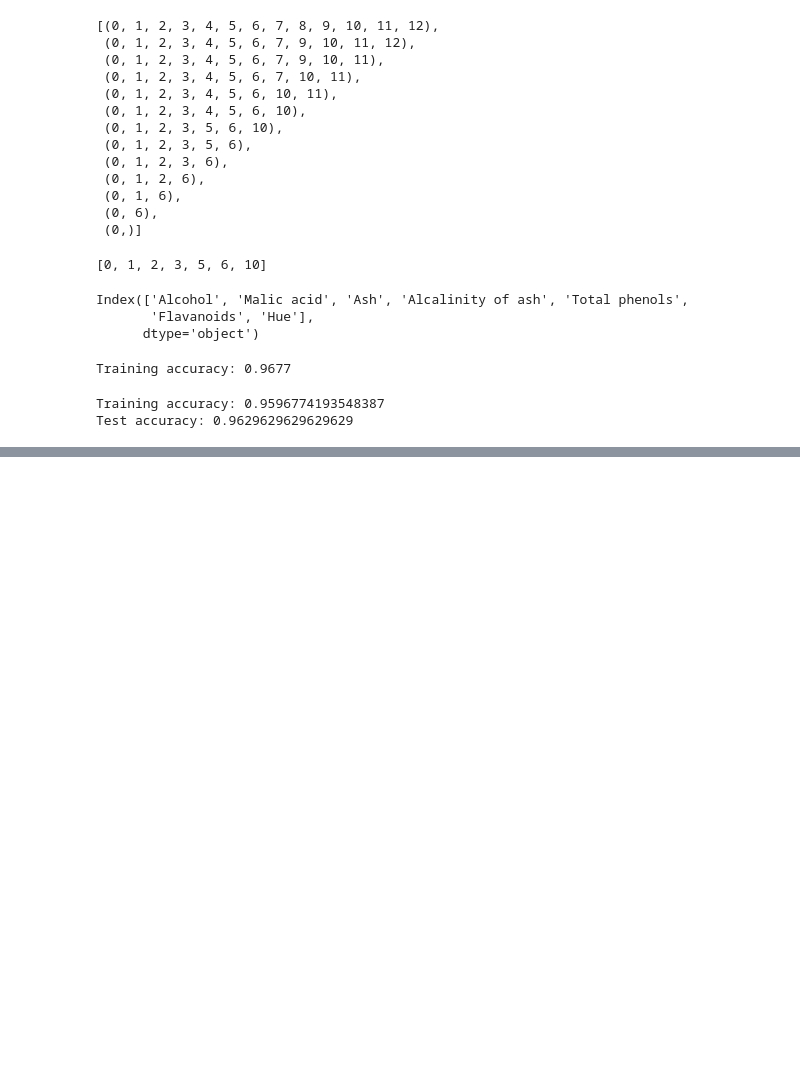
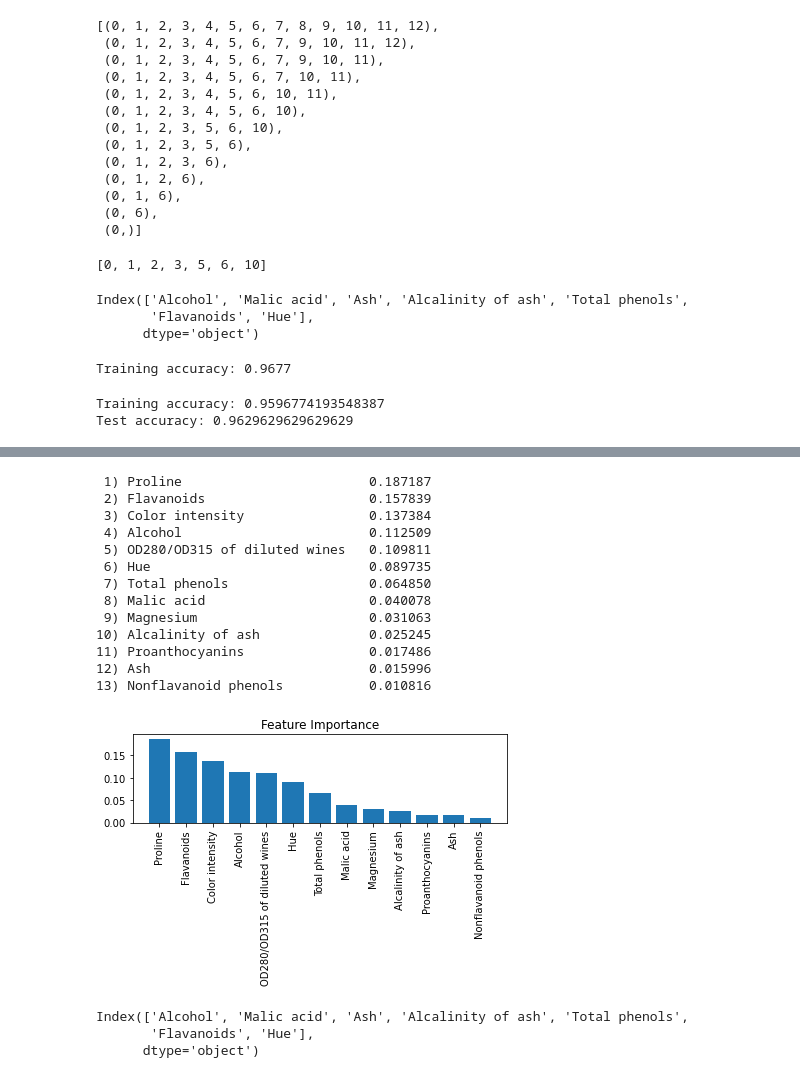
Before and after one commit to rambasnet/Python-Machine-Learning, a Jupyter notebook: FeatureEngineering.ipynb, the cells around one changed output, grey strips where cells are left out. Saved outputs shown, nothing was run; the diff lists cells and outputs as text; code cells hidden in the pictures; blank space fills up the shorter version.

```diff
--- a/FeatureEngineering.ipynb
+++ b/FeatureEngineering.ipynb
@@ -320,7 +324,7 @@ df
 from sklearn.preprocessing import MinMaxScaler
 from sklearn.preprocessing import RobustScaler
 # %%
-X = df.iloc[:, 1:].values
+X = df_wine.iloc[:, 1:].values
 # %%
 X
 # %% [output]
@@ -338,7 +342,7 @@ array([[1.423e+01, 1.710e+00, 2.430e+00, ..., 1.040e+00, 3.920e+00,
        [1.413e+01, 4.100e+00, 2.740e+00, ..., 6.100e-01, 1.600e+00,
         5.600e+02]])
 # %%
-y = df['Class label'].values
+y = df_wine['Class label'].values
 # %%
 y
 # %% [output]
@@ -589,0 +601,57 @@ Test accuracy: 0.9629629629629629
+# %%
+from sklearn.ensemble import RandomForestClassifier
+
+X_train, X_test, y_train, y_test = \
+            train_test_split(X, y, test_size=0.2,
+                             random_state=1)
+
+feat_labels = df_wine.columns[1:]
+
+forest = RandomForestClassifier(n_estimators=500,
+                                random_state=1)
+
+forest.fit(X_train, y_train)
+importances = forest.feature_importances_
+
+indices = np.argsort(importances)[::-1]
+
+# print all the features and their importances in highest to lowest importance
+for f in range(X_train.shape[1]):
+    print("%2d) %-*s %f" % (f + 1, 30,
+                            feat_labels[indices[f]],
+                            importances[indices[f]]))
+
+# plot the histogram bar chart
+plt.title('Feature Importance')
+plt.bar(range(X_train.shape[1]),
+        importances[indices],
+        align='center')
+
+plt.xticks(range(X_train.shape[1]),
+           feat_labels[indices], rotation=90)
+plt.xlim([-1, X_train.shape[1]])
+plt.tight_layout()
+#plt.savefig('images/04_09.png', dpi=300)
+plt.show()
+# %% [output]
+ 1) Proline                        0.187187
+ 2) Flavanoids                     0.157839
+ 3) Color intensity                0.137384
+ 4) Alcohol                        0.112509
+ 5) OD280/OD315 of diluted wines   0.109811
+ 6) Hue                            0.089735
+ 7) Total phenols                  0.064850
+ 8) Malic acid                     0.040078
+ 9) Magnesium                      0.031063
+10) Alcalinity of ash              0.025245
+11) Proanthocyanins                0.017486
+12) Ash                            0.015996
+13) Nonflavanoid phenols           0.010816
+[figure, added]
+# %%
+# comparing with SBS 7 features
+print(df_wine.columns[1:][[k7]])
+# %% [output]
+Index(['Alcohol', 'Malic acid', 'Ash', 'Alcalinity of ash', 'Total phenols',
+       'Flavanoids', 'Hue'],
+      dtype='object')
```
Also changed, not shown: parts of 12 cells of this notebook, 1 other file.
